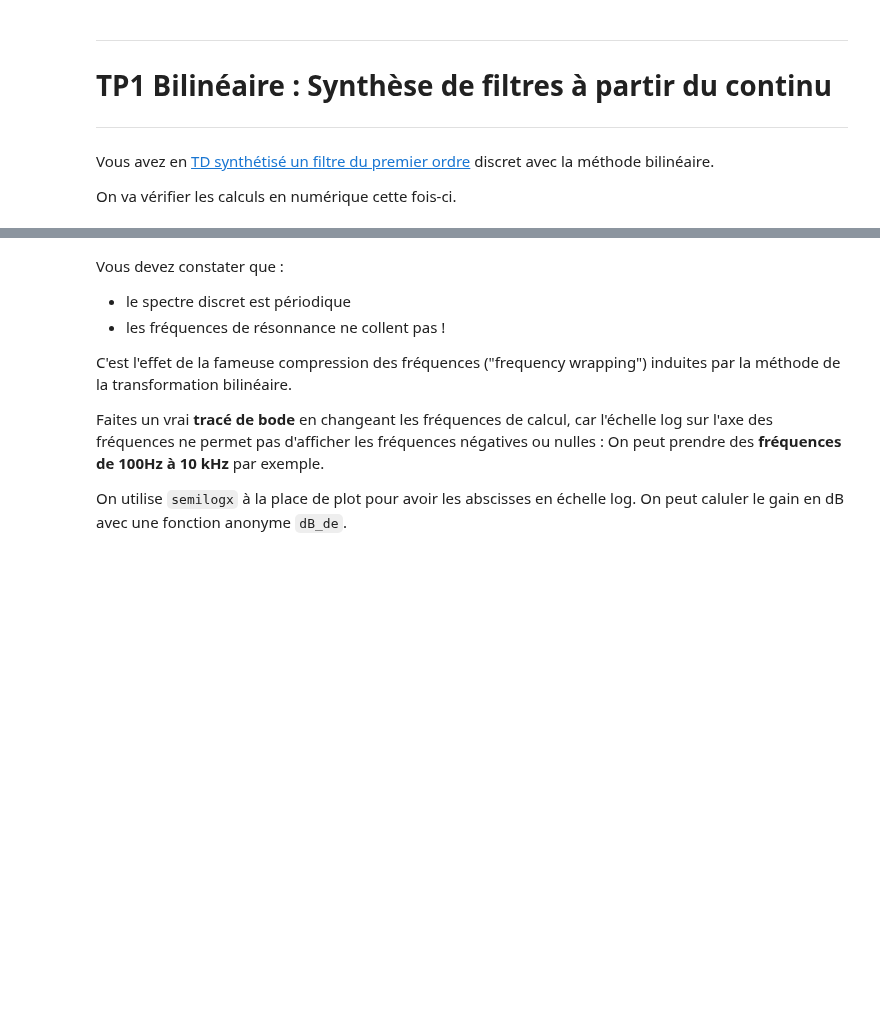
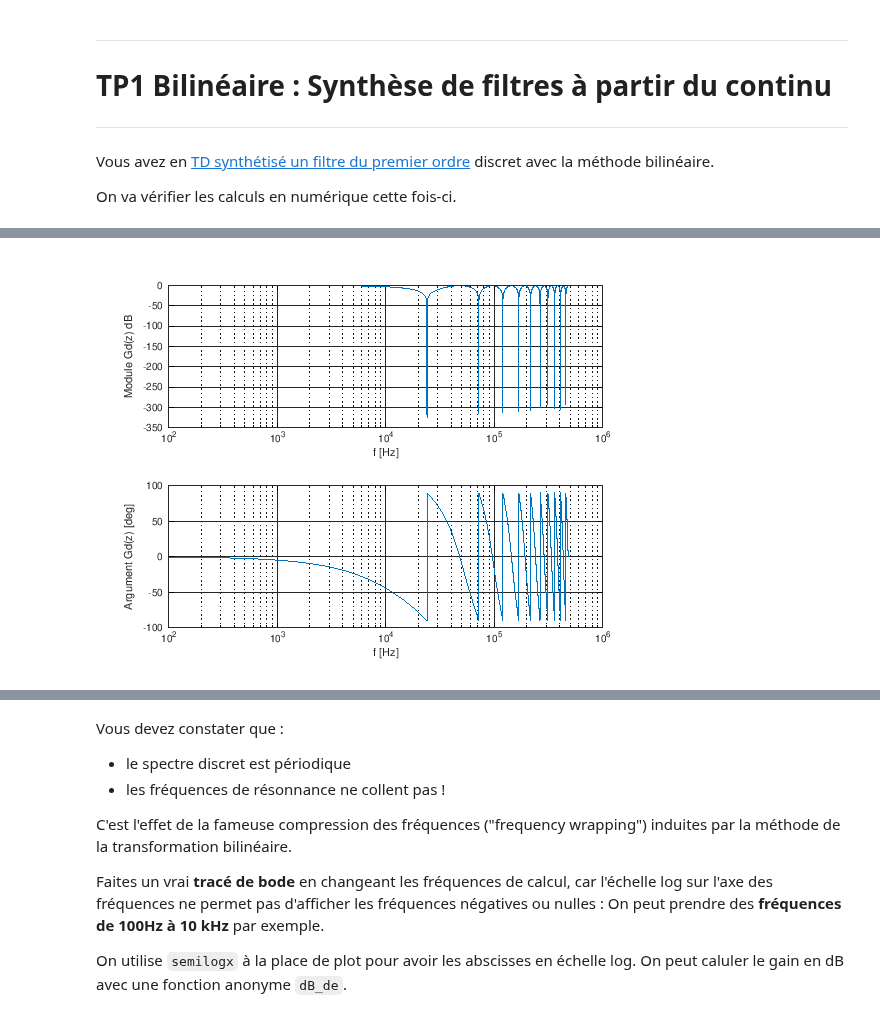
Before and after one commit to balaise31/Signal, a Jupyter notebook: discret/tp/TP_bilineaire_ordre1.ipynb, the cells around one changed output, grey strips where cells are left out. Cells and saved outputs as stored; diff of their text form; code cells hidden in the pictures; blank space fills up the shorter version.

```diff
--- a/discret/tp/TP_bilineaire_ordre1.ipynb
+++ b/discret/tp/TP_bilineaire_ordre1.ipynb
@@ -250,0 +303,20 @@ ylabel ("Gain  en ? ");
+# %%
+Df=100;
+f = Df:Df:10*Fe ;  % vecteur que des positif >0
+w = 2*pi*f;       % vecteur des pulsation en radians par secondes
+p = j*w;          % vecteur complexes des équivalents harmoniques de p
+z = exp(Te*p);   % Avec le théorème du retard pour z.
+
+G_de_z = Gd(z) ;   % On calcule pour chaque fréquences G(p=j.w)
+
+% On affiche en linéaire module et argument
+subplot(211);
+semilogx(f, 20*log10(abs(G_de_z))); grid on;
+xlabel("f [Hz]");
+ylabel("Module Gd(z) dB")
+subplot(212);
+semilogx(f, angle(G_de_z)/pi*180); grid on;
+xlabel("f [Hz]")
+ylabel("Argument Gd(z) [deg]")
+# %% [output]
+[figure, added]
```
Also changed, not shown: parts of 62 cells of this notebook, 3 other files.
